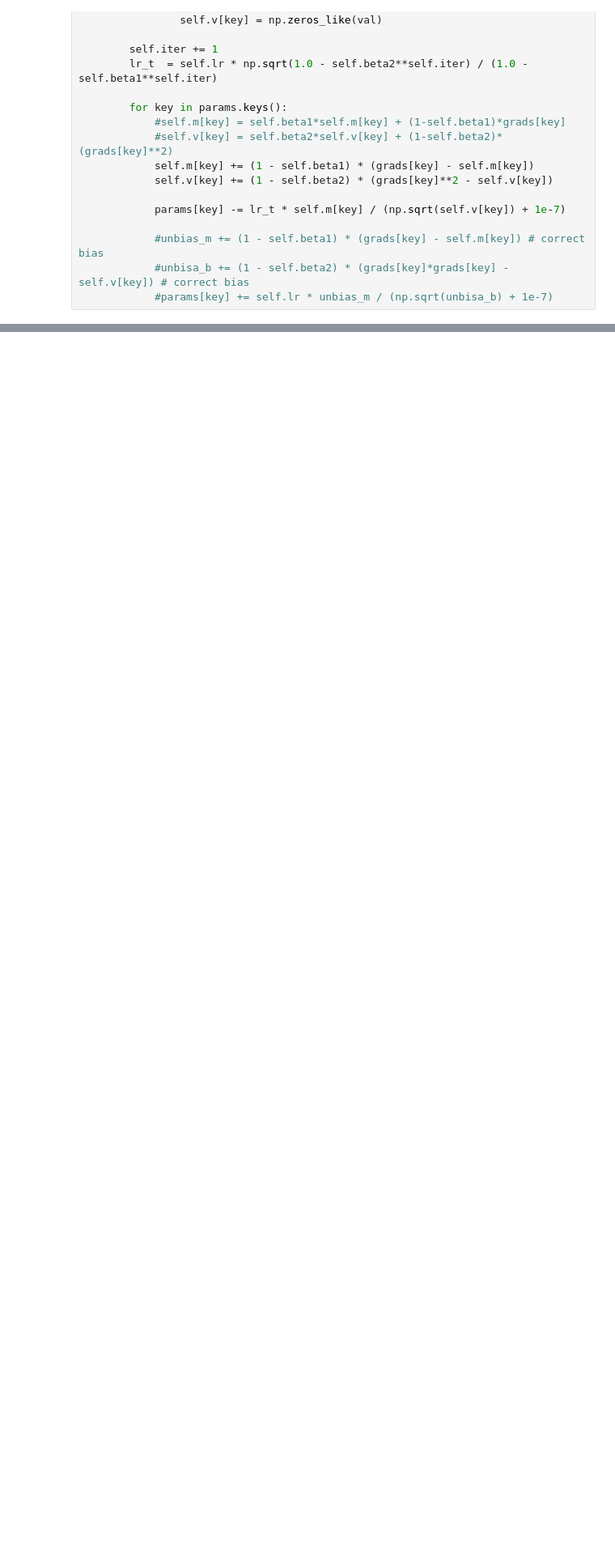
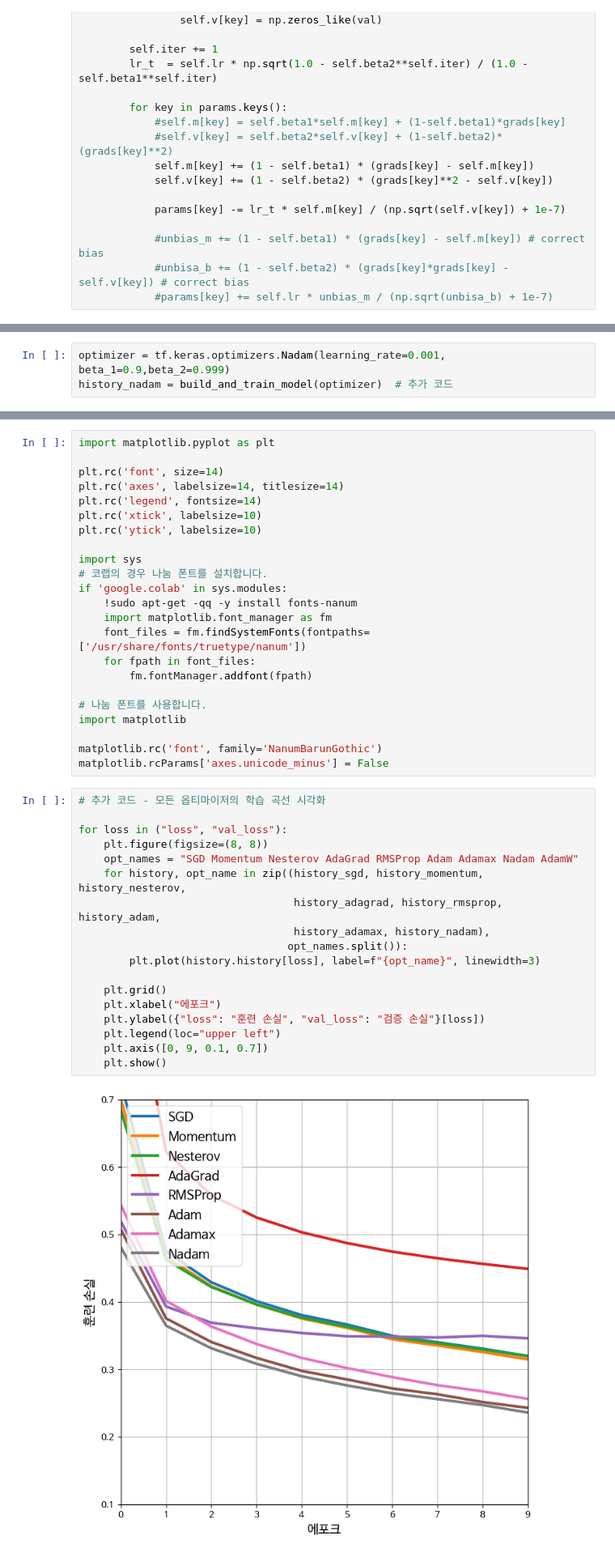
Before and after one commit to clionelove123/Machine_Learning, a Jupyter notebook: ML_Chap_09_Optimizer.ipynb, the cells around one changed output, grey strips where cells are left out. Shown at 81% size. Cells and saved outputs as stored; diff of their text form; blank space fills up the shorter version.

Commit message:
Colaboratory를 통해 생성됨

```diff
--- a/ML_Chap_09_Optimizer.ipynb
+++ b/ML_Chap_09_Optimizer.ipynb
@@ -175,0 +383,3 @@ plt.show()
+# %%
+optimizer = tf.keras.optimizers.Nadam(learning_rate=0.001, beta_1=0.9,beta_2=0.999)
+history_nadam = build_and_train_model(optimizer)  # 추가 코드
@@ -175,0 +407,43 @@ plt.show()
+# %%
+import matplotlib.pyplot as plt
+
+plt.rc('font', size=14)
+plt.rc('axes', labelsize=14, titlesize=14)
+plt.rc('legend', fontsize=14)
+plt.rc('xtick', labelsize=10)
+plt.rc('ytick', labelsize=10)
+
+import sys
+# 코랩의 경우 나눔 폰트를 설치합니다.
+if 'google.colab' in sys.modules:
+    !sudo apt-get -qq -y install fonts-nanum
+    import matplotlib.font_manager as fm
+    font_files = fm.findSystemFonts(fontpaths=['/usr/share/fonts/truetype/nanum'])
+    for fpath in font_files:
+        fm.fontManager.addfont(fpath)
+
+# 나눔 폰트를 사용합니다.
+import matplotlib
+
+matplotlib.rc('font', family='NanumBarunGothic')
+matplotlib.rcParams['axes.unicode_minus'] = False
+# %%
+# 추가 코드 - 모든 옵티마이저의 학습 곡선 시각화
+
+for loss in ("loss", "val_loss"):
+    plt.figure(figsize=(8, 8))
+    opt_names = "SGD Momentum Nesterov AdaGrad RMSProp Adam Adamax Nadam AdamW"
+    for history, opt_name in zip((history_sgd, history_momentum, history_nesterov,
+                                  history_adagrad, history_rmsprop, history_adam,
+                                  history_adamax, history_nadam),
+                                 opt_names.split()):
+        plt.plot(history.history[loss], label=f"{opt_name}", linewidth=3)
+
+    plt.grid()
+    plt.xlabel("에포크")
+    plt.ylabel({"loss": "훈련 손실", "val_loss": "검증 손실"}[loss])
+    plt.legend(loc="upper left")
+    plt.axis([0, 9, 0.1, 0.7])
+    plt.show()
+# %% [output]
+[figure, added]
```
Also changed, not shown: parts of 12 cells of this notebook.
